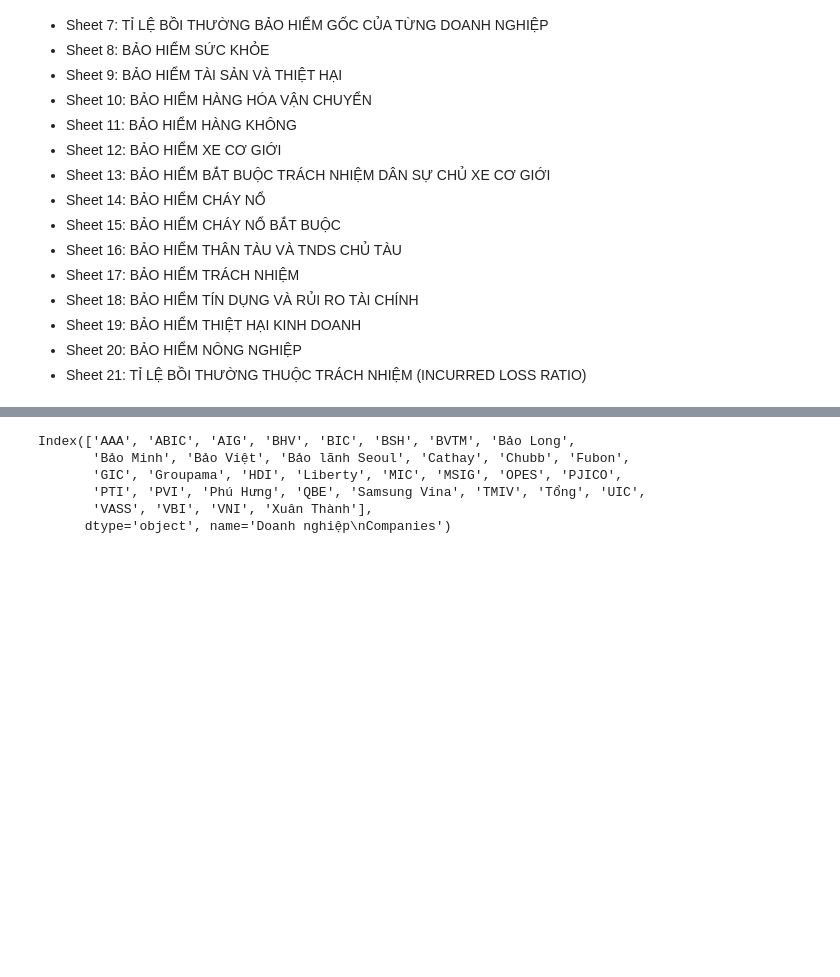
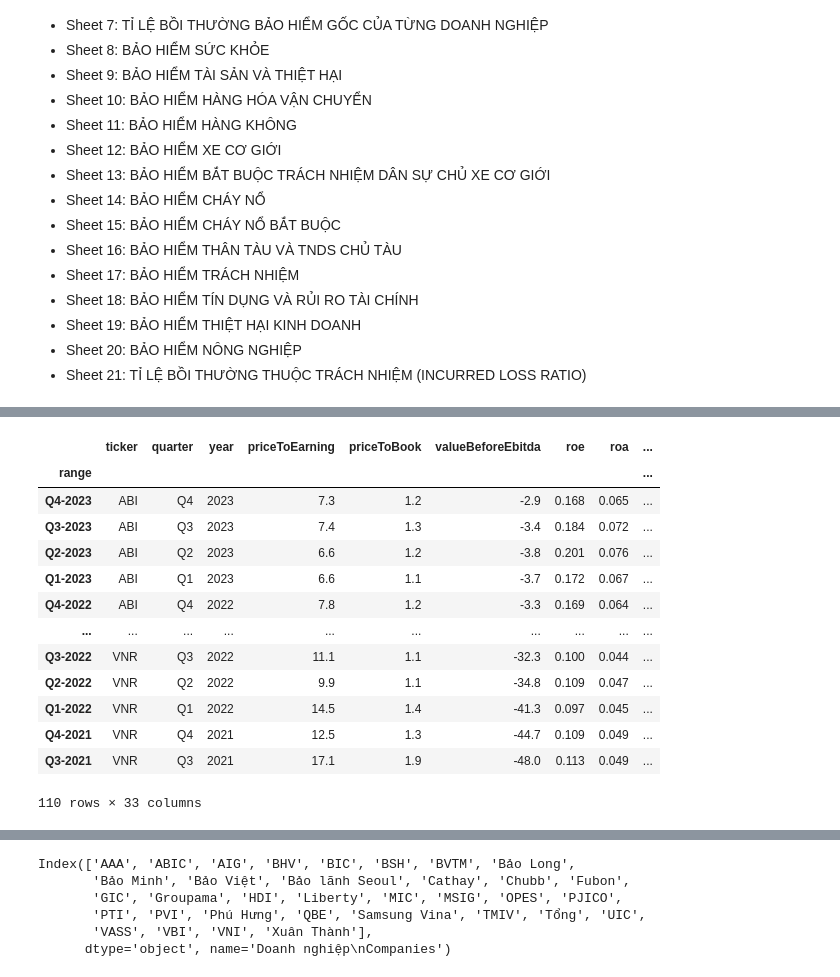
Before and after one commit to khanhtrinh2003/Insurance, a Jupyter notebook: main.ipynb, the cells around one changed output, grey strips where cells are left out. Cells and saved outputs as stored; diff of their text form; code cells hidden in the pictures; blank space fills up the shorter version.

```diff
--- a/main.ipynb
+++ b/main.ipynb
@@ -26,0 +84,17 @@ import openpyxl
+# %%
+db.read_data('financial_ratio')
+# %% [output]
+|  | ticker | quarter | year | priceToEarning | priceToBook | valueBeforeEbitda | roe | roa | ... |
+| range |  |  |  |  |  |  |  |  | ... |
+| Q4-2023 | ABI | Q4 | 2023 | 7.3 | 1.2 | -2.9 | 0.168 | 0.065 | ... |
+| Q3-2023 | ABI | Q3 | 2023 | 7.4 | 1.3 | -3.4 | 0.184 | 0.072 | ... |
+| Q2-2023 | ABI | Q2 | 2023 | 6.6 | 1.2 | -3.8 | 0.201 | 0.076 | ... |
+| Q1-2023 | ABI | Q1 | 2023 | 6.6 | 1.1 | -3.7 | 0.172 | 0.067 | ... |
+| Q4-2022 | ABI | Q4 | 2022 | 7.8 | 1.2 | -3.3 | 0.169 | 0.064 | ... |
+| ... | ... | ... | ... | ... | ... | ... | ... | ... | ... |
+| Q3-2022 | VNR | Q3 | 2022 | 11.1 | 1.1 | -32.3 | 0.100 | 0.044 | ... |
+| Q2-2022 | VNR | Q2 | 2022 | 9.9 | 1.1 | -34.8 | 0.109 | 0.047 | ... |
+| Q1-2022 | VNR | Q1 | 2022 | 14.5 | 1.4 | -41.3 | 0.097 | 0.045 | ... |
+| Q4-2021 | VNR | Q4 | 2021 | 12.5 | 1.3 | -44.7 | 0.109 | 0.049 | ... |
+| Q3-2021 | VNR | Q3 | 2021 | 17.1 | 1.9 | -48.0 | 0.113 | 0.049 | ... |
+110 rows × 33 columns
```
Also changed, not shown: parts of 8 cells of this notebook, 2 other files.
